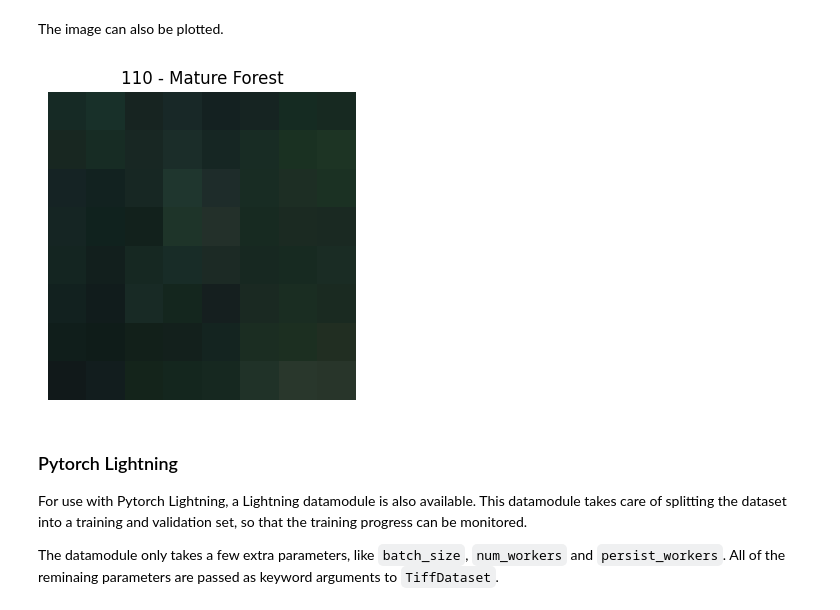
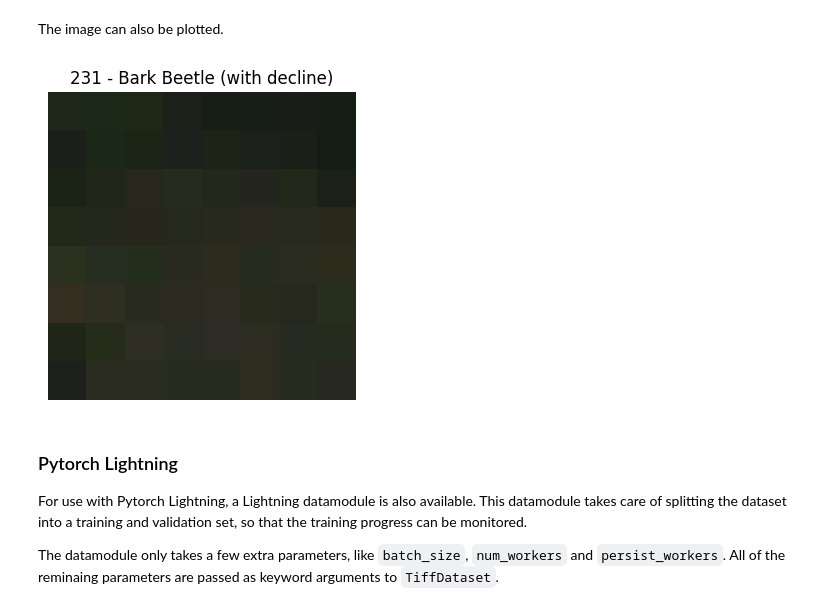
Before and after one commit to JR-DIGITAL/DISFOR, a Jupyter notebook: docs/usage/dataloaders.ipynb, the cells around one changed output. Cells and saved outputs as stored; diff of their text form; code cells hidden in the pictures.

```diff
--- a/docs/usage/dataloaders.ipynb
+++ b/docs/usage/dataloaders.ipynb
@@ -128,6 +145,7 @@ tiff_dataset = TiffDataset(
     # only include acquisitions where the clear cut is recent (maximum of 90 days),
     # for all other classes include everything
     max_days_since_event={211: 90},
+    max_samples_per_event=5,
     # omit samples which have low tcd in the comment
     omit_low_tcd=True,
     # omit samples which have border in the comment
@@ -158,9 +176,9 @@ tiff_dataset[0]
 # %% [markdown]
 The image can also be plotted.
 # %%
-tiff_dataset.plot_chip(59200)
+tiff_dataset.plot_chip(5001)
 # %% [output]
-[figure, old version]
+[figure, new version]
 # %% [markdown]
 ### Pytorch Lightning
 
```
Also changed, not shown: parts of 6 cells of this notebook, 2 other files.
